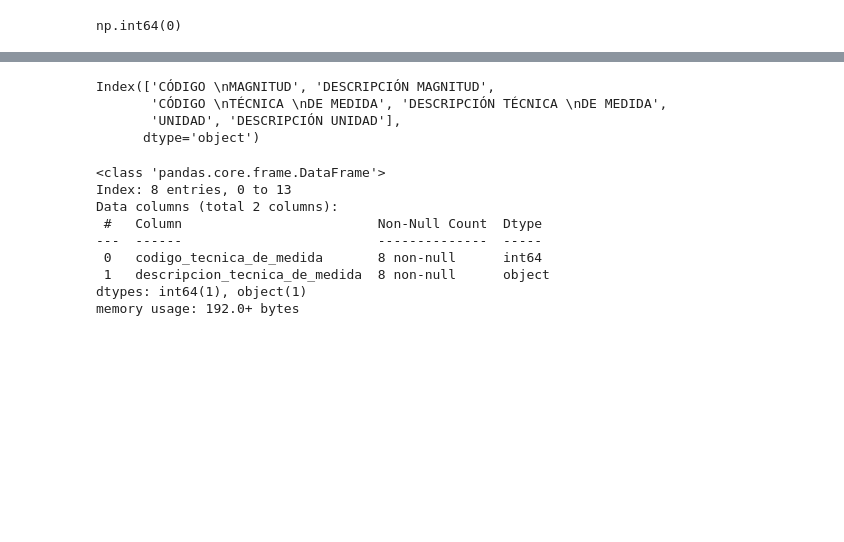
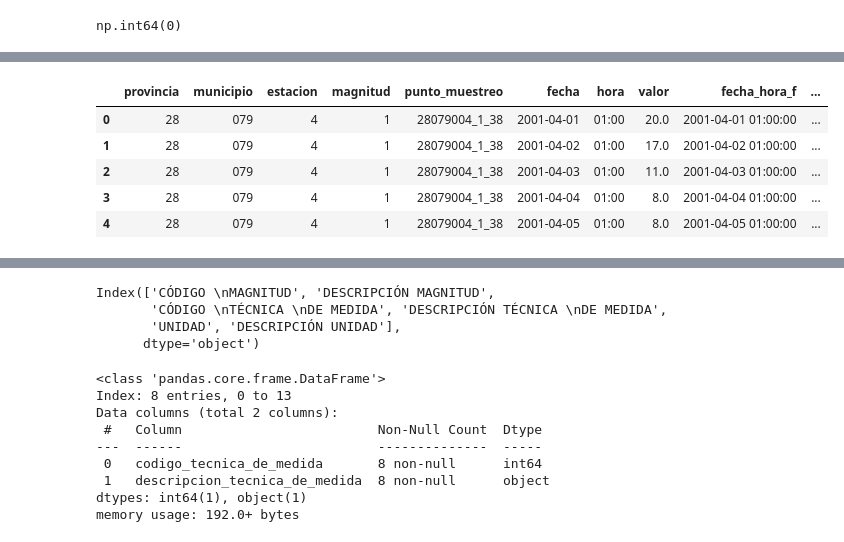
Before and after one commit to MartaM1206/proyecto_final, a Jupyter notebook: notebooks/transform.ipynb, the cells around one changed output, grey strips where cells are left out. Cells and saved outputs as stored; diff of their text form; code cells hidden in the pictures; blank space fills up the shorter version.

```diff
--- a/notebooks/transform.ipynb
+++ b/notebooks/transform.ipynb
@@ -330,3 +253,12 @@ memory usage: 2.3+ GB
+# %%
+df_medidas_madrid.head()
+# %% [output]
+|  | provincia | municipio | estacion | magnitud | punto_muestreo | fecha | hora | valor | fecha_hora_f | ... |
+| 0 | 28 | 079 | 4 | 1 | 28079004_1_38 | 2001-04-01 | 01:00 | 20.0 | 2001-04-01 01:00:00 | ... |
+| 1 | 28 | 079 | 4 | 1 | 28079004_1_38 | 2001-04-02 | 01:00 | 17.0 | 2001-04-02 01:00:00 | ... |
+| 2 | 28 | 079 | 4 | 1 | 28079004_1_38 | 2001-04-03 | 01:00 | 11.0 | 2001-04-03 01:00:00 | ... |
+| 3 | 28 | 079 | 4 | 1 | 28079004_1_38 | 2001-04-04 | 01:00 | 8.0 | 2001-04-04 01:00:00 | ... |
+| 4 | 28 | 079 | 4 | 1 | 28079004_1_38 | 2001-04-05 | 01:00 | 8.0 | 2001-04-05 01:00:00 | ... |
 # %%
 # cargamos el csv de los datos de contaminantes
 df_datos_contaminantes = pd.read_csv("../data/raw/tabla_contaminantes.csv")
```
Also changed, not shown: parts of 33 cells of this notebook, 2 other files.
